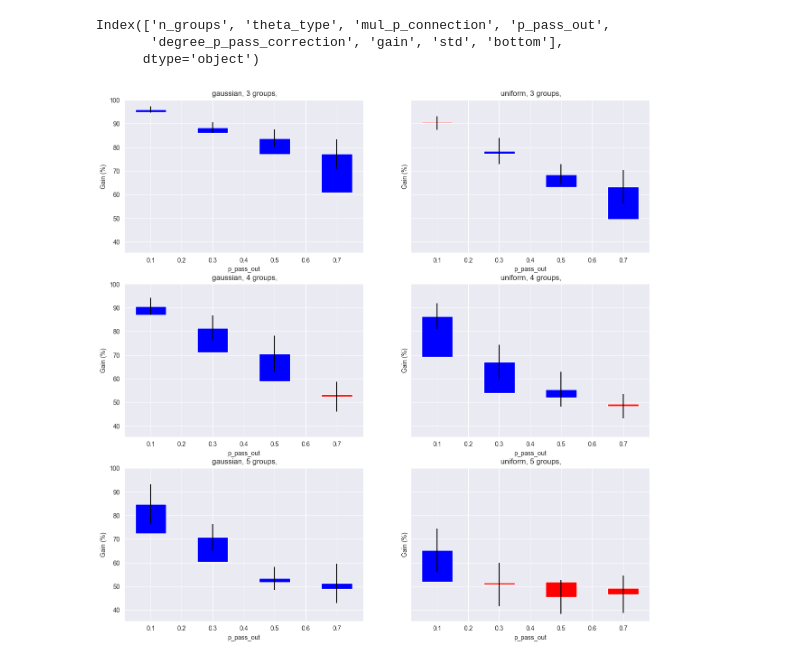
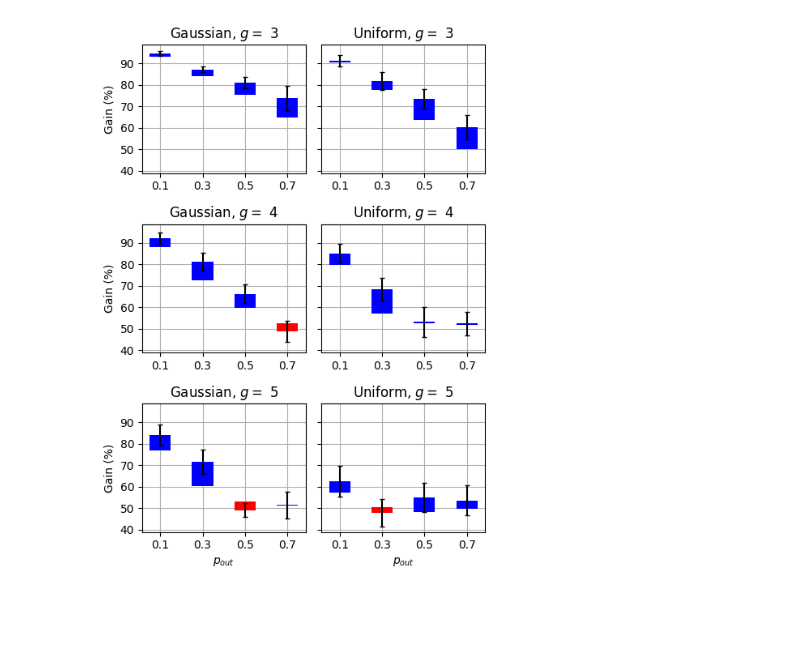
Before and after one commit to lisiq/Modelling-Students-Learning, a Jupyter notebook: plots_synthetic_SBM_delete.ipynb, the cells around one changed output. Drawn from its saved outputs; the diff is of its cells as text; code cells hidden in the pictures; blank space fills up the shorter version.

Commit message:
new plot

```diff
--- a/plots_synthetic_SBM_delete.ipynb
+++ b/plots_synthetic_SBM_delete.ipynb
@@ -406,12 +406,12 @@ parameters_density = {
 std = parameters_density["num_nodes"]/100
 for correction in [False]:
     parameters_density['degree_p_pass_correction'] = correction
-    for n_groups in [3, 4, 5]:
+    for n_groups in [4]: #3,4,5
         parameters_density['n_groups'] = n_groups
         for theta in [ (np.random.randint(1,parameters_density["num_nodes"]//n_groups,parameters_density["num_nodes"]), "uniform"), (np.random.normal(parameters_density["num_nodes"]/n_groups, std, parameters_density["num_nodes"]), "gaussian")]:#, (np.random.exponential(100,parameters_density["num_nodes"]), "exponential")]:
             parameters_density['theta'] = theta[0]
             parameters_density['theta_type'] = theta[1]
-            for mul_p_connection in [1, 1/2, 1/3, 2/3]:
+            for mul_p_connection in [1]:
                 parameters_density['mul_p_connection'] = mul_p_connection
                 dict_p_stud_to_task = {}
                 for i in range(n_groups):
@@ -420,7 +420,7 @@ for correction in [False]:
                 bip_block_probs = generate_bipartite_block_probs(dict_p_stud_to_task)
                 parameters_density['bip_block_probs'] = bip_block_probs
                 parameters_density['p_pass_in'] = 1
-                for p_pass_out in [.1, .3, .5, .7]:
+                for p_pass_out in [.5, .7]: #.1, .3, .5, .7
                     dict_p_pass_stud_to_task = {}
                     for i in range(n_groups):
                         dict_p_pass_stud_to_task[i] = [p_pass_out]*n_groups
@@ -491,7 +491,7 @@ def read_json_files(directory):
     df = pd.DataFrame(data)
     return df
 # %%
-df = read_json_files('reporting_results')
+df = read_json_files('final_results')
 # %%
 # df['list_scores_latex'] = df['list_scores'].apply(lambda x: f"{np.mean([np.mean(v)*100 for v in x.values()]):.2f} ± {np.std([np.mean(v)*100 for v in x.values()]):.2f}")
 df['list_scores_latex'] = df['list_scores'].apply(lambda x: f"{np.mean([v for v in x.values()])*100:.2f} ± {np.std([v for v in x.values()])*100:.2f}")
@@ -611,15 +565,9 @@ for group, df_group in df.groupby(['n_groups', 'theta_type', 'mul_p_connection',
         continue
 # %%
 new_df = pd.concat(df_list)
-# %%
-new_df.columns
-# %% [output]
-Index(['n_groups', 'theta_type', 'mul_p_connection', 'p_pass_out',
-       'degree_p_pass_correction', 'gain', 'std', 'bottom'],
-      dtype='object')
 # %%
 
-mul_p_connection = 2/3
+mul_p_connection = 1
 
 
 theta_types = ['gaussian', 'uniform']
@@ -630,7 +578,7 @@ degree_p_pass_correction = True
 fig, axes = plt.subplots(
     len(n_groups),
     len(theta_types),
-    figsize=(15, 15),
+    figsize=(5, 7),
     sharey=True
     )
 for theta_type in theta_types:
@@ -646,40 +594,51 @@ for theta_type in theta_types:
             ]
 
 
+        axes[row,col].grid()
         # sns.barplot(data=sub_new_df, x='p_pass_out', y='gain', ax = axes[row,col])
         # axes[row,col].set_title(f" {theta_type}, {ng} groups")
         # color the bars: redu if positive gain, blue if negative
         sub_new_df = sub_new_df.copy()
         sub_new_df['color'] = sub_new_df['gain'].apply(lambda x: 'blue' if x>0 else 'red')
         axes[row, col].bar(
             x=sub_new_df['p_pass_out'],
             height=sub_new_df['gain'],
             yerr=sub_new_df['std'],
             color=sub_new_df['color'].values.tolist(),
             width=0.1,
             align='center',
-            bottom=sub_new_df['bottom']
+            bottom=sub_new_df['bottom'],
+            zorder = 2,
+            capsize=2
             )
-        axes[row,col].set_title(f" {theta_type}, {ng} groups,")# {base} base")
-        axes[row,col].set_xlabel('p_pass_out')
-        axes[row,col].set_ylabel('Gain (%)')
+        axes[row,col].set_title(f"{theta_type.capitalize()}, $g=$ {ng}")# {base} base")
+        # axes[row,col].set_xlabel('p_pass_out')
+        if col == 0:
+            axes[row,col].set_ylabel('Gain (%)')
+
+        if row == len(n_groups) - 1:
+            axes[row,col].set_xlabel('$p_{out}$')
+
+        axes[row,col].set_xticks(sub_new_df['p_pass_out'])
+        axes[row,col].set_yticks(np.arange(40, 100, 10))
+
         # axes[row,col].set_ylim(-20, 20)
 
 # theta_type = 'uniform'
 # n_groups = 3
 
 # sub_new_df = new_df[(new_df['theta_type'] == theta_type) & (new_df['n_groups'] == n_groups) & (new_df['mul_p_connection'] == mul_p_connection)]
 
 
 # fig, axes = plt.subplots(1, 1, figsize=(10, 15))
 
---
+
 # sns.barplot(data=sub_new_df, x='p_pass_out', y='gain', ax = axes)
 # axes.set_title("fucl")
-
+plt.tight_layout()
 plt.savefig(f'plots_synthetic/Mul_p_connection_{mul_p_connection}.pdf')
 # %% [output]
-[figure, old version]
+[figure, new version]
 # %%
 df[(df['model_type'] == 'GNN') & (df['mul_p_connection'] == 2/3) & (df['p_pass_out'] == 0.1) & (df['theta_type'] == 'lognormal') & (df['n_groups'] == 3)]
 # %%
```
Also changed, not shown: parts of 4 cells of this notebook, 4 other files.
